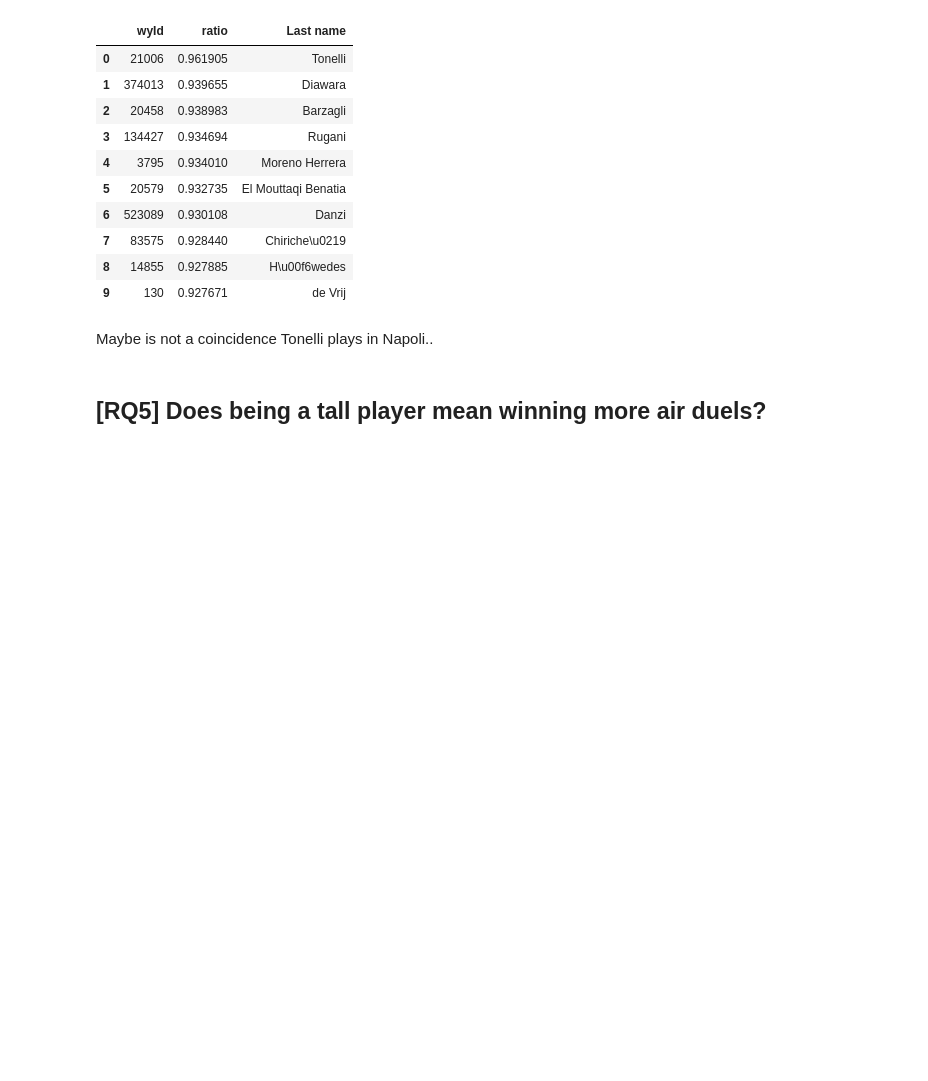
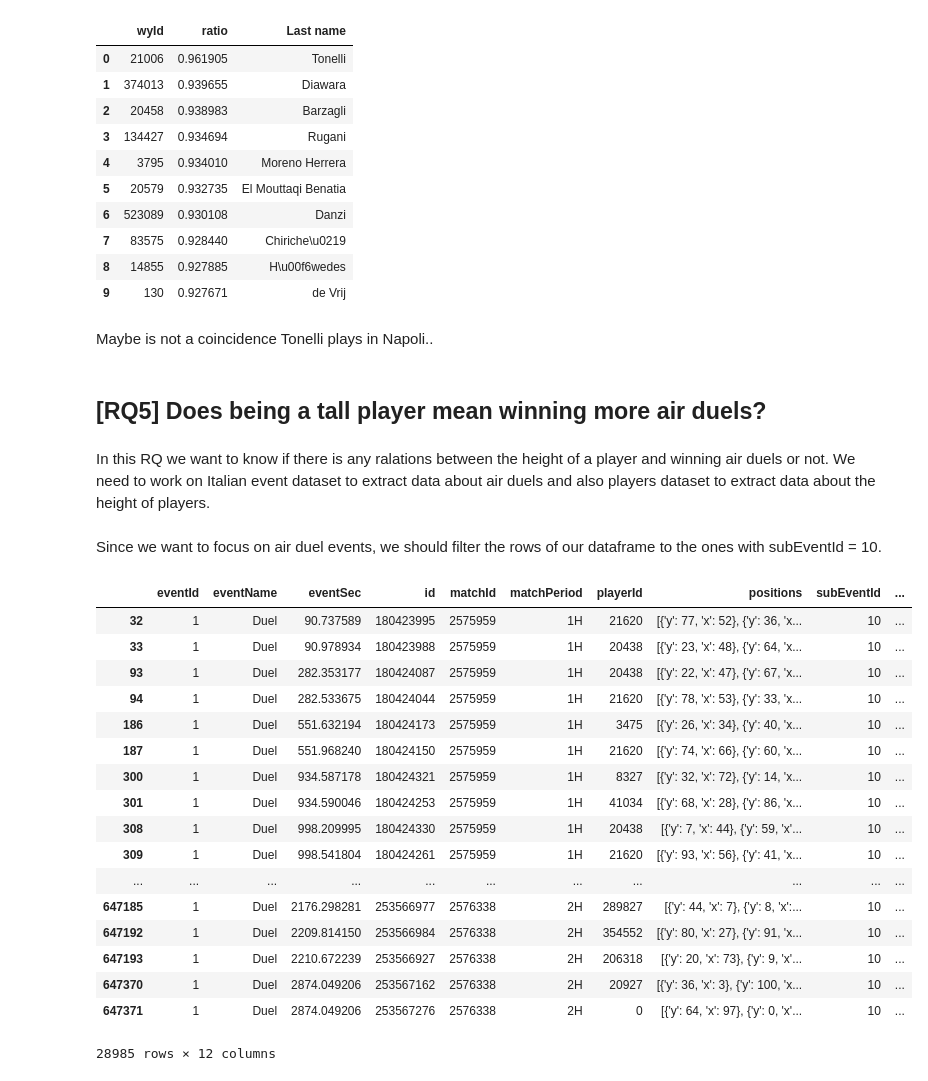
Before and after one commit to DavideZingaro/HW2, a Jupyter notebook: SerieA.ipynb, the cells around one changed output. Saved outputs shown, nothing was run; the diff lists cells and outputs as text; code cells hidden in the pictures; blank space fills up the shorter version.

```diff
--- a/SerieA.ipynb
+++ b/SerieA.ipynb
@@ -1235,3 +1255,29 @@ ratio.head(10)
 Maybe is not a coincidence Tonelli plays in Napoli..
 # %% [markdown]
 ## [RQ5] Does being a tall player mean winning more air duels?
+# %% [markdown]
+In this RQ we want to know if there is any ralations between the height of a player and winning air duels or not. We need to work on Italian event dataset to extract data about air duels and also players dataset to extract data about the height of players.
+# %% [markdown]
+Since we want to focus on air duel events, we should filter the rows of our dataframe to the ones with subEventId = 10.
+# %%
+AirDuels = events[events.subEventId == 10]
+AirDuels
+# %% [output]
+|  | eventId | eventName | eventSec | id | matchId | matchPeriod | playerId | positions | subEventId | ... |
+| 32 | 1 | Duel | 90.737589 | 180423995 | 2575959 | 1H | 21620 | [{'y': 77, 'x': 52}, {'y': 36, 'x... | 10 | ... |
+| 33 | 1 | Duel | 90.978934 | 180423988 | 2575959 | 1H | 20438 | [{'y': 23, 'x': 48}, {'y': 64, 'x... | 10 | ... |
+| 93 | 1 | Duel | 282.353177 | 180424087 | 2575959 | 1H | 20438 | [{'y': 22, 'x': 47}, {'y': 67, 'x... | 10 | ... |
+| 94 | 1 | Duel | 282.533675 | 180424044 | 2575959 | 1H | 21620 | [{'y': 78, 'x': 53}, {'y': 33, 'x... | 10 | ... |
+| 186 | 1 | Duel | 551.632194 | 180424173 | 2575959 | 1H | 3475 | [{'y': 26, 'x': 34}, {'y': 40, 'x... | 10 | ... |
+| 187 | 1 | Duel | 551.968240 | 180424150 | 2575959 | 1H | 21620 | [{'y': 74, 'x': 66}, {'y': 60, 'x... | 10 | ... |
+| 300 | 1 | Duel | 934.587178 | 180424321 | 2575959 | 1H | 8327 | [{'y': 32, 'x': 72}, {'y': 14, 'x... | 10 | ... |
+| 301 | 1 | Duel | 934.590046 | 180424253 | 2575959 | 1H | 41034 | [{'y': 68, 'x': 28}, {'y': 86, 'x... | 10 | ... |
+| 308 | 1 | Duel | 998.209995 | 180424330 | 2575959 | 1H | 20438 | [{'y': 7, 'x': 44}, {'y': 59, 'x'... | 10 | ... |
+| 309 | 1 | Duel | 998.541804 | 180424261 | 2575959 | 1H | 21620 | [{'y': 93, 'x': 56}, {'y': 41, 'x... | 10 | ... |
+| ... | ... | ... | ... | ... | ... | ... | ... | ... | ... | ... |
+| 647185 | 1 | Duel | 2176.298281 | 253566977 | 2576338 | 2H | 289827 | [{'y': 44, 'x': 7}, {'y': 8, 'x':... | 10 | ... |
+| 647192 | 1 | Duel | 2209.814150 | 253566984 | 2576338 | 2H | 354552 | [{'y': 80, 'x': 27}, {'y': 91, 'x... | 10 | ... |
+| 647193 | 1 | Duel | 2210.672239 | 253566927 | 2576338 | 2H | 206318 | [{'y': 20, 'x': 73}, {'y': 9, 'x'... | 10 | ... |
+| 647370 | 1 | Duel | 2874.049206 | 253567162 | 2576338 | 2H | 20927 | [{'y': 36, 'x': 3}, {'y': 100, 'x... | 10 | ... |
+| 647371 | 1 | Duel | 2874.049206 | 253567276 | 2576338 | 2H | 0 | [{'y': 64, 'x': 97}, {'y': 0, 'x'... | 10 | ... |
+28985 rows × 12 columns
```
Also changed, not shown: parts of 44 cells of this notebook.
